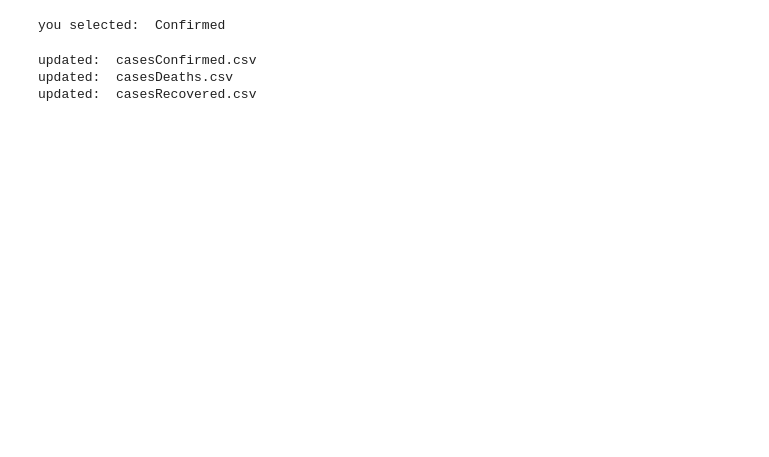
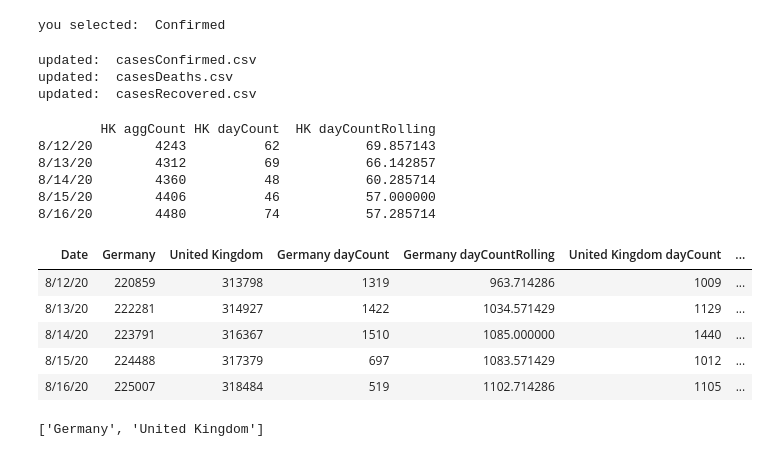
Before and after one commit to cthierfelder/COVID19monitor, a Jupyter notebook: Covid19Monitor.ipynb, the cells around one changed output. Saved outputs shown, nothing was run; the diff lists cells and outputs as text; code cells hidden in the pictures; blank space fills up the shorter version.

```diff
--- a/Covid19Monitor.ipynb
+++ b/Covid19Monitor.ipynb
@@ -2,7 +2,7 @@
 ROLLINGAVGDAYS = 7
 
 #COUNTRYLIST = ['Germany','Austria','Italy','Spain','Croatia','France','United Kingdom']
-COUNTRYLIST = ['Germany','Switzerland']
+COUNTRYLIST = ['Germany','United Kingdom']
 
 valueType='Confirmed'
 #valueType='Deaths'
@@ -59,33 +59,57 @@ else:
 
 df=df[df['Province/State']== 'Hong Kong'].transpose().iloc[4:]
 df.rename(columns={df.columns[0]: "HK aggCount"},inplace = True)
-df["HK dayCount"] = df['HK aggCount'].diff(1).rolling(ROLLINGAVGDAYS).mean()
-df
-fig1 = px.bar(df, x=df.index, y='HK dayCount',title="Hong Kong",labels={'x':'date'})
+df["HK dayCount"] = df['HK aggCount'].diff(1)
+df["HK dayCountRolling"] = df['HK aggCount'].diff(1).rolling(ROLLINGAVGDAYS).mean()
+#fig1 = px.bar(df, x=df.index, y='HK dayCount',title="Hong Kong",labels={'x':'date'})
+fig1 = go.Figure(data=[go.Bar( name='HongKong Raw',     x=df.index, y=df["HK dayCount"]),
+                       go.Line(name='HongKong Rolling', x=df.index, y=df["HK dayCountRolling"])])
+fig1.update_layout(barmode='group')
+print(df.tail())
+# %% [output]
+        HK aggCount HK dayCount  HK dayCountRolling
+8/12/20        4243          62           69.857143
+8/13/20        4312          69           66.142857
+8/14/20        4360          48           60.285714
+8/15/20        4406          46           57.000000
+8/16/20        4480          74           57.285714
 # %%
 if valueType=='Confirmed':
     df = dfConfirmed
 elif valueType=='Deaths':
     df = dfDeaths
 elif valueType=='Recovered':
     df = Recovered
 else:
     df=None
 
 df = df[(df['Country/Region'].isin(COUNTRYLIST)) & (df['Province/State'].isnull())].drop(['Lat','Long','Province/State'], axis=1)
 df.rename(columns={'Country/Region':'Date'}, inplace=True)
 df=df.transpose()
 df.columns = df.iloc[0]
 df=df[1:]
 
 for cty in COUNTRYLIST:
-    df[cty+' dayCount'] = df[cty].diff(1).rolling(ROLLINGAVGDAYS).mean()
-
-df
+    df[cty+' dayCount'] = df[cty].diff(1)
+    df[cty+' dayCountRolling'] = df[cty].diff(1).rolling(ROLLINGAVGDAYS).mean()
 
 fig2= go.Figure()
-for cty in COUNTRYLIST:
-    fig2.add_trace(go.Bar(x=df.index, y=df[cty+' dayCount'],name=cty))
+MYCOLORS = ['green','coral','seagreen','blue','yellow']
+for i,cty in enumerate(COUNTRYLIST):
+    col=MYCOLORS[i]
+    fig2.add_trace(go.Bar( x=df.index, y=df[cty+' dayCount'],       name=cty,           marker=go.bar.Marker(color='light'+col)))
+    fig2.add_trace(go.Line(x=df.index, y=df[cty+' dayCountRolling'],name=cty+'Rolling', line_color=col))
+df.tail()
+# %% [output]
+| Date | Germany | United Kingdom | Germany dayCount | Germany dayCountRolling | United Kingdom dayCount | ... |
+| 8/12/20 | 220859 | 313798 | 1319 | 963.714286 | 1009 | ... |
+| 8/13/20 | 222281 | 314927 | 1422 | 1034.571429 | 1129 | ... |
+| 8/14/20 | 223791 | 316367 | 1510 | 1085.000000 | 1440 | ... |
+| 8/15/20 | 224488 | 317379 | 697 | 1083.571429 | 1012 | ... |
+| 8/16/20 | 225007 | 318484 | 519 | 1102.714286 | 1105 | ... |
 # %%
 fig1.show()
+print(COUNTRYLIST)
 fig2.show()
+# %% [output]
+['Germany', 'United Kingdom']
```
Also changed, not shown: 3 other files.
